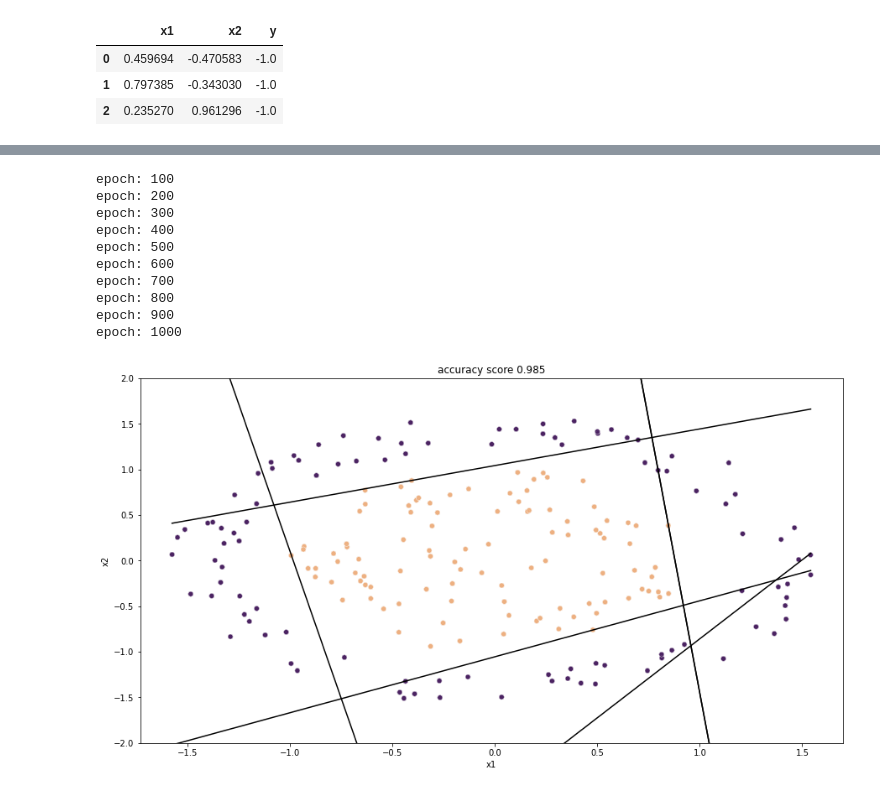
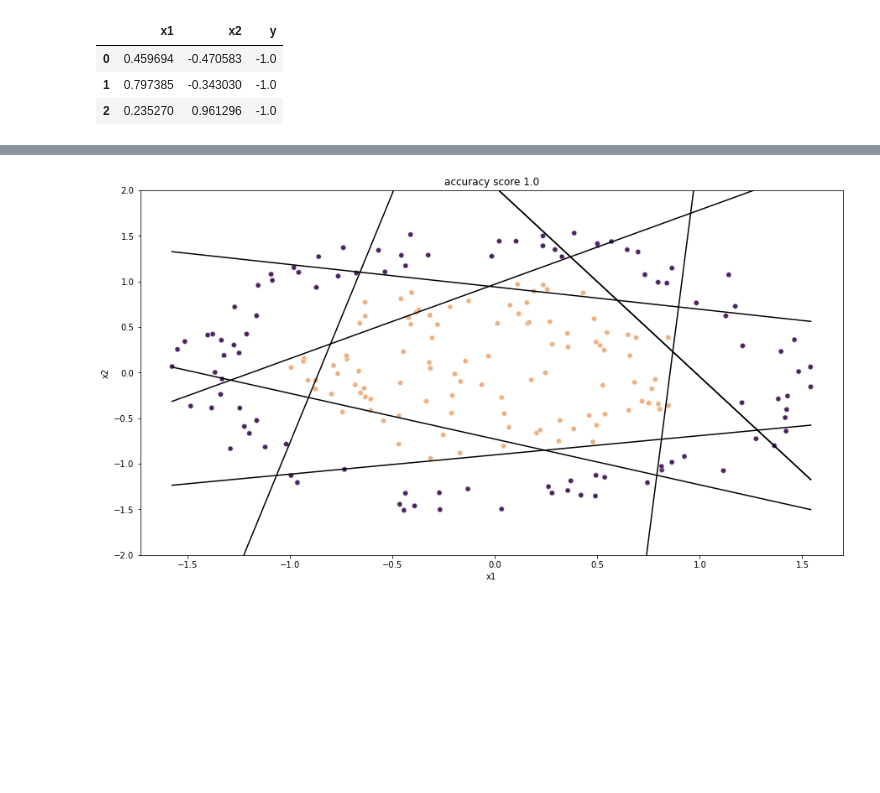
Before and after one commit to zhpinkman/perceptron-adaline, a Jupyter notebook: madaline.ipynb, the cells around one changed output, grey strips where cells are left out. Cells and saved outputs as stored; diff of their text form; code cells hidden in the pictures; blank space fills up the shorter version.

```diff
--- a/madaline.ipynb
+++ b/madaline.ipynb
@@ -27,20 +33,21 @@ df.head(3)
 # %%
 def forward_pass_hidden(inputs, W, B):
     net = np.dot(W, inputs) + B
-    h = np.where(net > 0, 1, -1)
+    h = np.where(net >= 0, 1, -1)
     return net, h
 # %%
 def forward_pass_output(inputs):
-    net = sum(inputs) + 1
-    h = np.where(net > 0, 1, -1)
+    net = sum(inputs) + 3
+    h = np.where(net >= 0, 1, -1)
     return net, h
 # %%
 def train_perceptron(X_train, y_train, max_epochs, n_neurons):
 
     y = np.empty_like(y_train)
+
     W = np.random.normal(0, 1, [n_neurons, X_train.shape[1]])
     B = np.random.normal(size=(n_neurons))
-    lr = .001
+    lr = .01
     epochs = 0
     while True:
         errors = []
@@ -71,9 +78,8 @@ def train_perceptron(X_train, y_train, max_epochs, n_neurons):
             break
         if epochs % 100 == 0:
             print('epoch: {}'.format(epochs))
-#             print('sum of errors: {}'.format(sum(errors)))
     score = accuracy_score(y_train, y)
-    return W, B, score
+    return W, B, score, y
 # %%
 def plot_dividing_lines(x, y, ax, points):
     sns.scatterplot(data=points, x='x1', y='x2', alpha=0.8, hue='y', palette='flare', ax=ax)
@@ -92,8 +98,8 @@ def draw_lines(W, B, df, score):
     ax = plt.subplot(111)
     x1_min, x1_max = min(df['x1']), max(df['x1'])
     x = np.linspace(x1_min, x1_max, num=10000)
-    for i in range(n_neurons):
-        y = (-W[i][0]*x - B[i]) / W[i][1]
+    for i in range(W.shape[0]):
+        y = -(W[i][0]*x + B[i]) / W[i][1]
         plot_dividing_lines(x, y, ax, df)
 
     plot_dividing_lines(x, y, ax, df)
@@ -141,17 +127,7 @@ epoch: 1000
 # %%
 n_neurons = 8
 
-W, B, score = train_perceptron(X_train, y_train, max_epochs, n_neurons)
+W, B, score, y = train_perceptron(X_train, y_train, max_epochs, n_neurons)
 draw_lines(W, B, df, score)
 # %% [output]
-epoch: 100
-epoch: 200
-epoch: 300
-epoch: 400
-epoch: 500
-epoch: 600
-epoch: 700
-epoch: 800
-epoch: 900
-epoch: 1000
-[figure, old version]
+[figure, new version]
```
Also changed, not shown: parts of 4 cells of this notebook, 1 other file.
